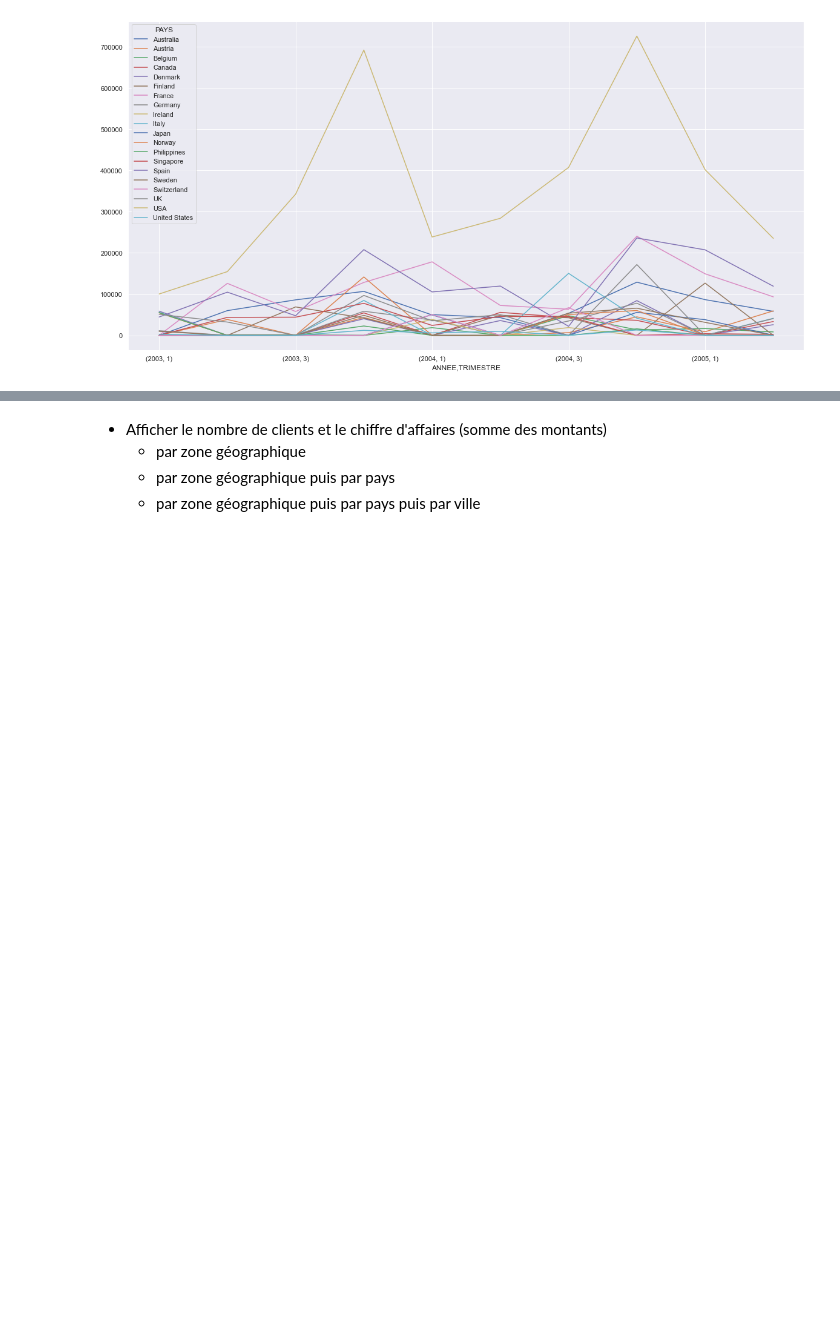
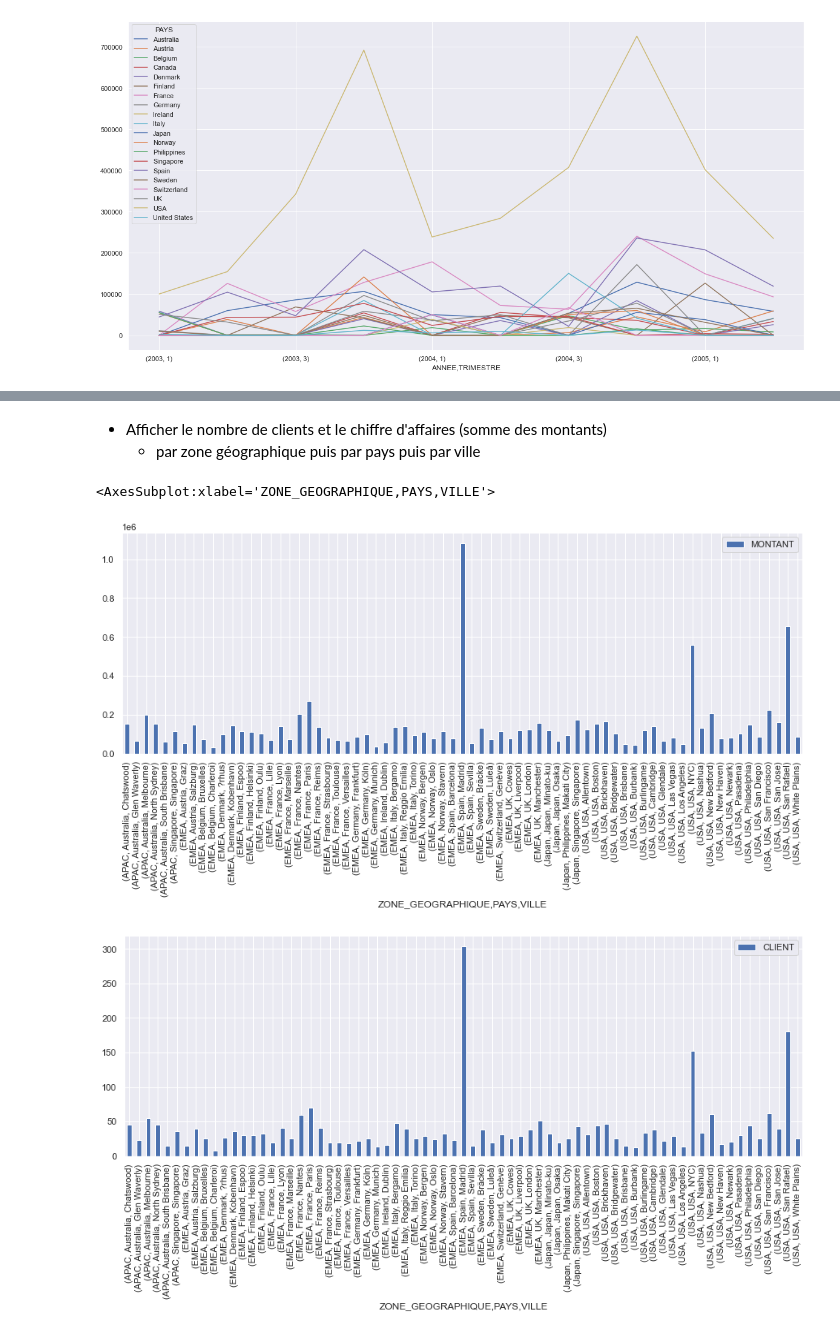
Before and after one commit to BaptisteMahe/ECMDataNaliz, a Jupyter notebook: TD1.ipynb, the cells around one changed output, grey strips where cells are left out. Drawn from its saved outputs; the diff is of its cells as text; code cells hidden in the pictures; blank space fills up the shorter version.

```diff
--- a/TD1.ipynb
+++ b/TD1.ipynb
@@ -145,5 +174,14 @@ CA_country.plot(kind='line', figsize= (20, 10))
 # %% [markdown]
 - Afficher le nombre de clients et le chiffre d'affaires (somme des montants)
-    - par zone géographique
-    - par zone géographique puis par pays
     - par zone géographique puis par pays puis par ville
+# %%
+CA_geo_pivot = pandas.pivot_table(data, values = ['MONTANT'], index = ['ZONE_GEOGRAPHIQUE', 'PAYS', 'VILLE'], aggfunc=np.sum, fill_value=0)
+CA_geo_pivot.plot(kind='bar', figsize= (15, 5))
+
+client_geo = data.groupby(['ZONE_GEOGRAPHIQUE', 'PAYS', 'VILLE'], as_index= False).CLIENT.count()
+client_geo_pivot = pandas.pivot_table(client_geo, values = ['CLIENT'], index = ['ZONE_GEOGRAPHIQUE', 'PAYS', 'VILLE'], aggfunc=np.sum, fill_value=0)
+client_geo_pivot.plot(kind='bar', figsize= (15, 5))
+# %% [output]
+<AxesSubplot:xlabel='ZONE_GEOGRAPHIQUE,PAYS,VILLE'>
+[figure, added]
+[figure, added]
```
Also changed, not shown: parts of 12 cells of this notebook.
